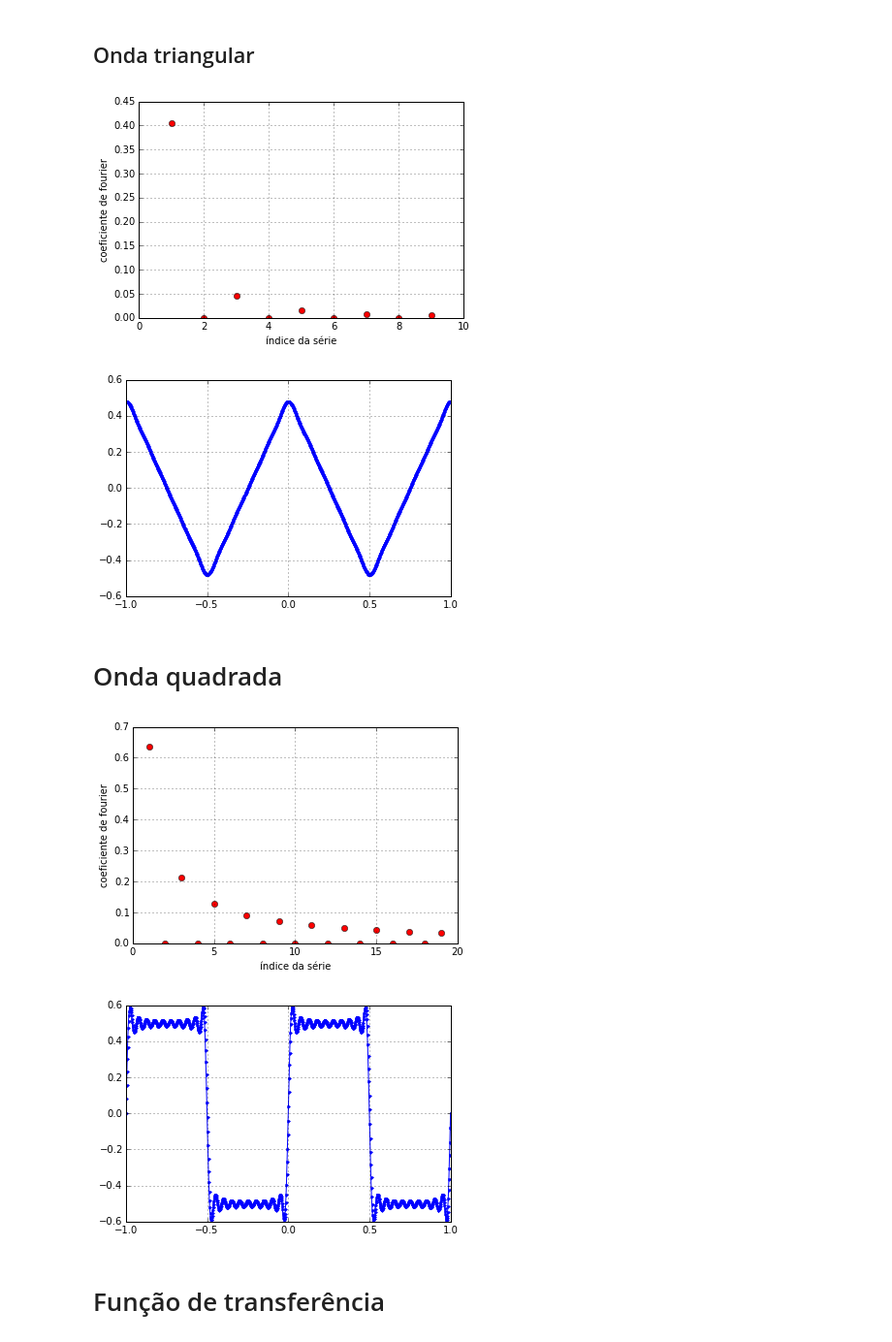
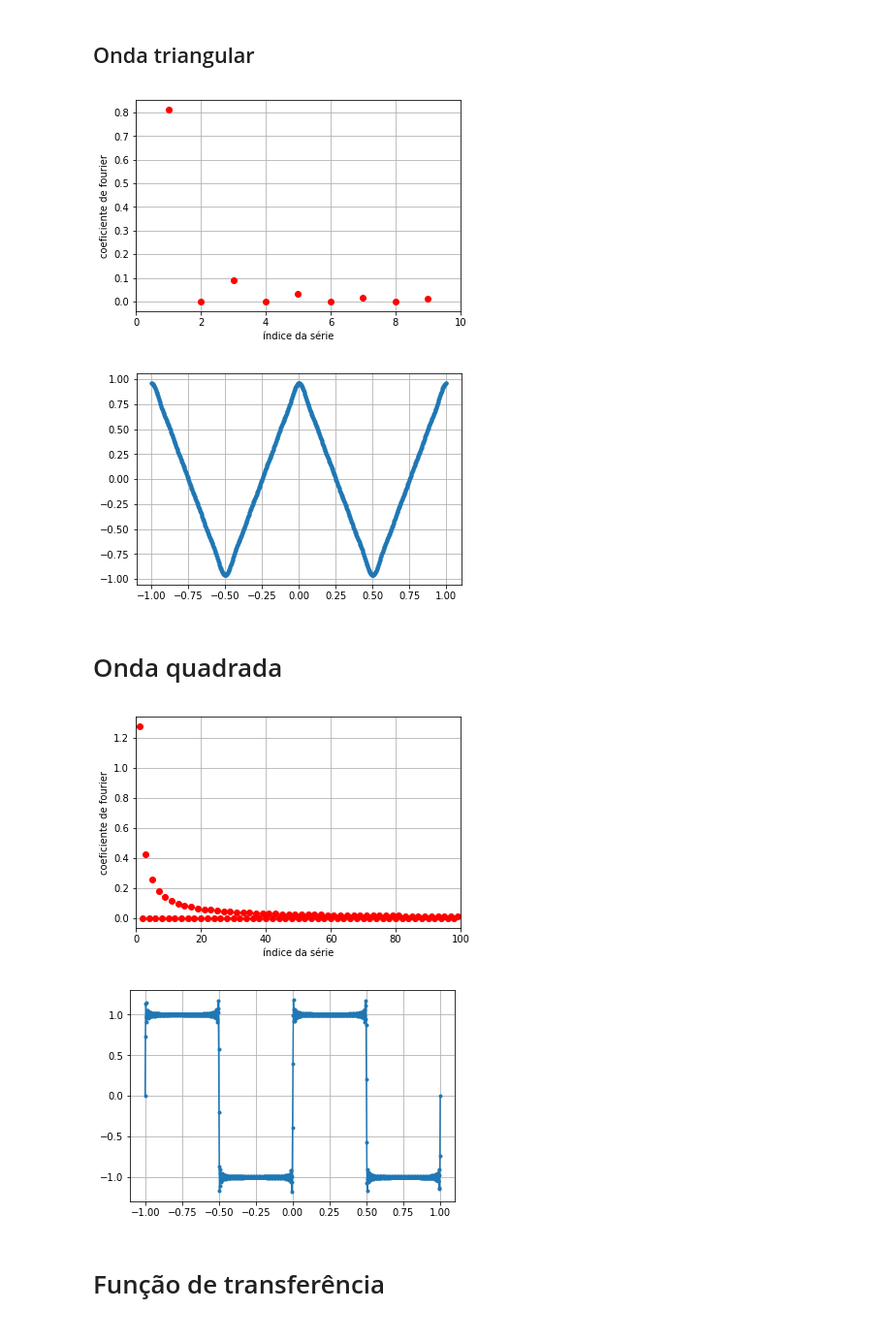
Before and after one commit to gwiederhecker/F429_notas, a Jupyter notebook: aula7/series_fourier.ipynb, the cells around one changed output. Shown at 97% size. Saved outputs shown, nothing was run; the diff lists cells and outputs as text; code cells hidden in the pictures.

Commit message:
update series
coefficient correction, log scale adjustment

```diff
--- a/aula7/series_fourier.ipynb
+++ b/aula7/series_fourier.ipynb
@@ -18,17 +18,19 @@ import matplotlib.pyplot as plt
 # %%
 #onda triangular
 def f_am(m):
-    am = -((T*(-2 + 2*np.cos(m*np.pi) + m*np.pi*np.sin(m*np.pi)))/(m**2*np.pi**2))
+    m = np.double(m) # converte para double
+    am = 0
     return am
 def f_bm(m):
-    bm = 0
+    m = np.double(m) # converte para double
+    bm = -4 * ( -1 + ( -1 )**( m ) ) * ( m )**( -2 ) * ( np.pi )**( -2 )
     return bm
 # %%
 #esta função só precisa ser definida uma vez
 def serie(i0,i1,x):
     serie_somada = 0
     for ii in range(i0,i1):
-        serie_somada = serie_somada + f_am(ii)*np.cos(ii*2*np.pi*x/T) + f_bm(ii)*np.sin(ii*2*np.pi*x/T)
+        serie_somada = serie_somada + f_am(ii)*np.sin(ii*2*np.pi*x/T) + f_bm(ii)*np.cos(ii*2*np.pi*x/T)
     return serie_somada
 # %%
 T=1 # periodo da onda
@@ -36,7 +38,7 @@ nmax=10 # índice máximo da soma de fourier
 tempo=np.linspace(-T,T,1000)
 indices = np.array(range(1,nmax))
 #grafico dos coeficientes da serie, apenas os termos não-nulos a_m
-plt.plot(indices , f_am(indices),'ro')
+plt.plot(indices , f_bm(indices),'ro')
 plt.xlim([0,nmax])
 plt.xlabel('índice da série')
 plt.ylabel('coeficiente de fourier' )
@@ -44,40 +46,44 @@ plt.grid(True)
 plt.show()
 #grafico da forma temporal
 plt.plot(tempo,serie(1,nmax,tempo),'.-')
+#plt.plot(tempo,serie(1,2,tempo),'.-')
+#plt.plot(tempo,serie(2,nmax,tempo),'.-')
 plt.grid(True)
 plt.show()
 # %% [output]
-[figure, old version]
+[figure, new version]
-[figure, old version]
+[figure, new version]
 # %% [markdown]
 # Onda quadrada
 # %%
 #onda quadrada ímpar
 def f_am(m):
-    am = 0
+    m = np.double(m)
+    am = 4 * ( m )**( -1 ) * ( np.pi )**( -1 ) * ( np.sin( 1/2 * m * np.pi ) )**( 2 )
     return am
 def f_bm(m):
-    bm = (2*T*np.sin((m*np.pi)/2.)**2)/(m*np.pi)
+    m = np.double(m)
+    bm = 0
     return bm
 # %%
 T=1 # periodo da onda
-nmax=20 # índice máximo da soma de fourier
+nmax=100 # índice máximo da soma de fourier
 tempo=np.linspace(-T,T,1000)
 indices = np.array(range(1,nmax))
 #grafico dos coeficientes da serie, apenas os termos não-nulos b_m
-plt.plot(indices , f_bm(indices),'ro')
+plt.plot(indices , f_am(indices),'ro')
 plt.xlim([0,nmax])
 plt.xlabel('índice da série')
 plt.ylabel('coeficiente de fourier' )
 plt.grid(True)
 plt.show()
 #grafico da forma temporal
 plt.plot(tempo,serie(1,nmax,tempo),'.-')
 plt.grid(True)
 plt.show()
 # %% [output]
-[figure, old version]
+[figure, new version]
-[figure, old version]
+[figure, new version]
 # %% [markdown]
 # Função de transferência
 # %% [markdown]
```
Also changed, not shown: parts of 15 cells of this notebook, 3 other files.
